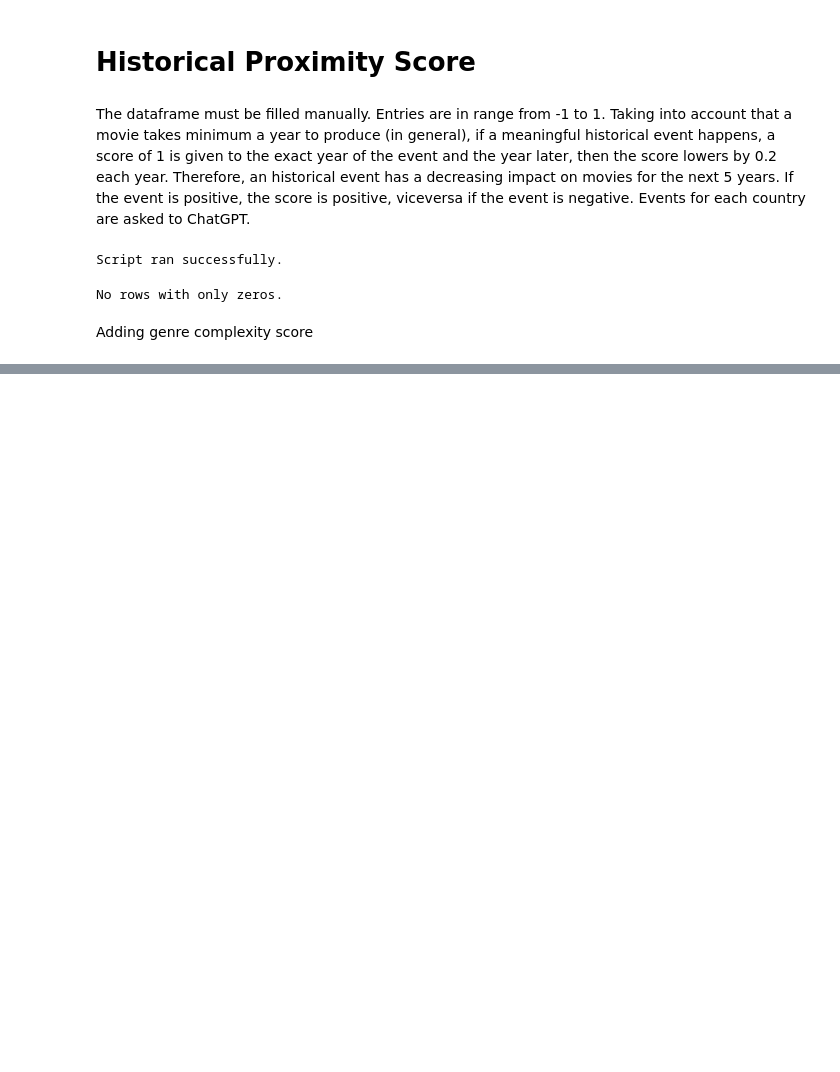
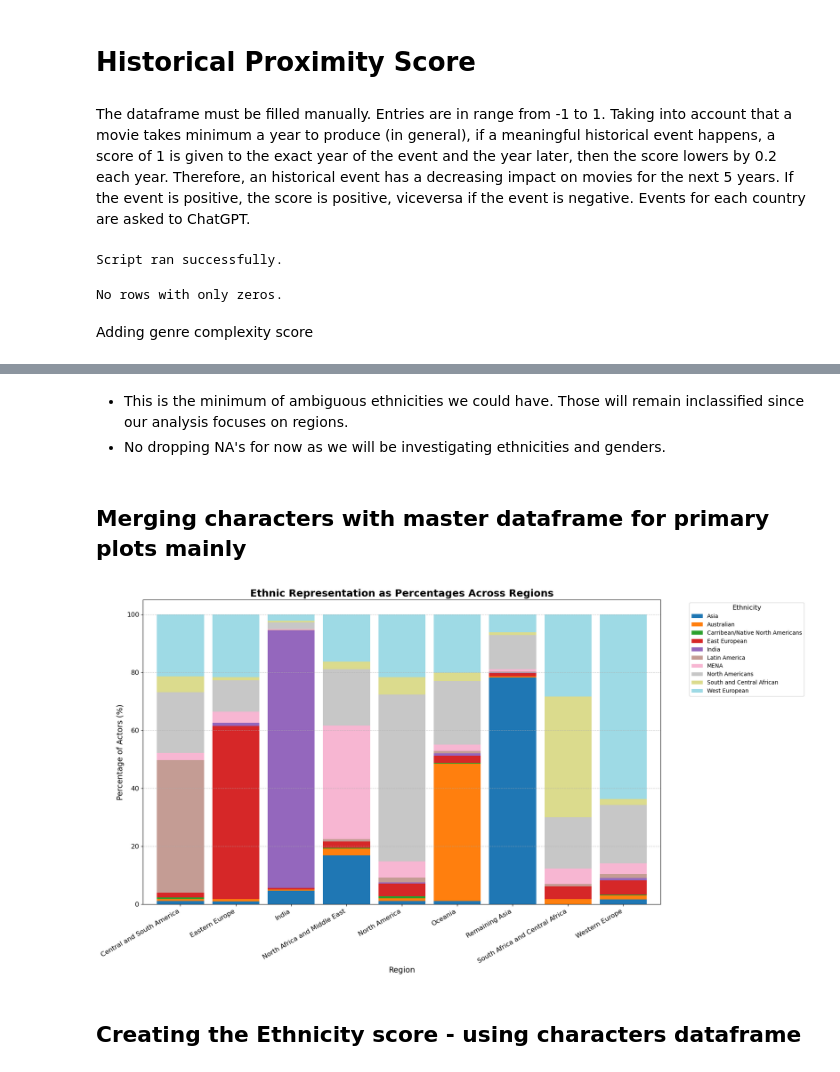
Before and after one commit to epfl-ada/ada-2024-project-majcj2024, a Jupyter notebook: results_jacopo.ipynb, the cells around one changed output, grey strips where cells are left out. Saved outputs shown, nothing was run; the diff lists cells and outputs as text; code cells hidden in the pictures; blank space fills up the shorter version.

Commit message:
new model release with new metadata and features

```diff
--- a/results_jacopo.ipynb
+++ b/results_jacopo.ipynb
@@ -371,0 +483,3 @@ df_movies_tmdb_ratings_unique = df_movies_tmdb_ratings_unique.drop_duplicates(su
+# %%
+# searching unique ethnicity labels where 'mapped_clusters' is missing
+unmatched_ethnicities = df_characters[df_characters['mapped_clusters'].isna()]['ethnicity_label'].unique()
@@ -371,0 +521,9 @@ df_movies_tmdb_ratings_unique = df_movies_tmdb_ratings_unique.drop_duplicates(su
+# %%
+new_ethnicity_to_clusters = {}
+for cluster, labels in ethnicities_clusters.items():
+    for label in labels:
+        new_ethnicity_to_clusters.setdefault(label, []).append(cluster)
+
+df_characters['mapped_clusters'] = df_characters['ethnicity_label'].apply(
+    lambda ethnicity: list(set(new_ethnicity_to_clusters.get(ethnicity, [])))
+)
@@ -371,0 +572,6 @@ df_movies_tmdb_ratings_unique = df_movies_tmdb_ratings_unique.drop_duplicates(su
+# %%
+#renaming mapped cluster column
+df_characters = df_characters.rename(columns={'mapped_clusters': 'actor_ethnicity'})
+# %% [markdown]
+- This is the minimum of ambiguous ethnicities we could have. Those will remain inclassified since our analysis focuses on regions.
+- No dropping NA's for now as we will be investigating ethnicities and genders.
@@ -371,0 +584,45 @@ df_movies_tmdb_ratings_unique = df_movies_tmdb_ratings_unique.drop_duplicates(su
+# %% [markdown]
+## Merging characters with master dataframe for primary plots mainly
+# %%
+#creting new df merging character's data with master dataframe
+df_movies_tmdb_ratings_characters = pd.merge(df_characters[['wikipedia_id','actor_gender','actor_ethnicity','freebase_actor_id']],
+                             df_movies_tmdb_ratings_unique[['wikipedia_id','countries', 'title', 'release_date','genres','mean_rating','mean_rating_timestamp','region']],
+                             on='wikipedia_id', how='inner')
+# %%
+# Filter rows where both 'regions' and 'mapped_clusters' are not NaN
+df_characters_region_ethnicity = df_movies_tmdb_ratings_characters.dropna(subset=['region', 'actor_ethnicity'])
+
+# Explode the 'mapped_clusters' column to handle lists
+df_characters_region_ethnicity_exploded = df_characters_region_ethnicity.explode('actor_ethnicity')
+
+# Ethnicity representation by region
+region_ethnicity_trends = df_characters_region_ethnicity_exploded.groupby(['region', 'actor_ethnicity']).size().unstack(fill_value=0)
+
+# Calculate percentages for each region
+region_ethnicity_percent = region_ethnicity_trends.div(region_ethnicity_trends.sum(axis=1), axis=0) * 100
+
+# Plot the stacked bar chart with percentages
+plt.figure(figsize=(18, 10))  # Larger figure size for readability
+region_ethnicity_percent.plot(kind='bar', stacked=True, colormap='tab20', width=0.85, ax=plt.gca())
+
+# Labeling and layout improvements
+plt.xlabel("Region", fontsize=14)
+plt.ylabel("Percentage of Actors (%)", fontsize=14)
+plt.title("Ethnic Representation as Percentages Across Regions", fontsize=18, fontweight='bold')
+
+# Adjust x-tick rotation for readability
+plt.xticks(rotation=30, ha="right", fontsize=12)
+
+plt.yticks(fontsize=12)
+plt.legend(title="Ethnicity", bbox_to_anchor=(1.05, 1), loc='upper left', fontsize=10, title_fontsize=12)
+
+# Optional: add horizontal grid lines for readability
+plt.grid(axis='y', linestyle='--', alpha=0.7)
+
+# Improve layout
+plt.tight_layout()
+plt.show()
+# %% [output]
+[figure, added]
+# %% [markdown]
+## Creating the Ethnicity score - using characters dataframe
```
Also changed, not shown: parts of 54 cells of this notebook, 3 other files.
